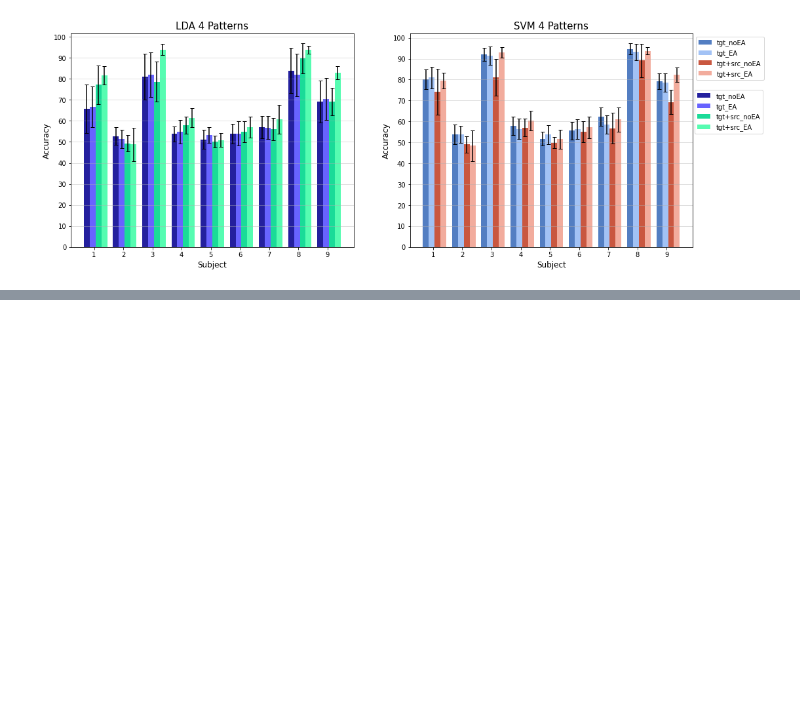
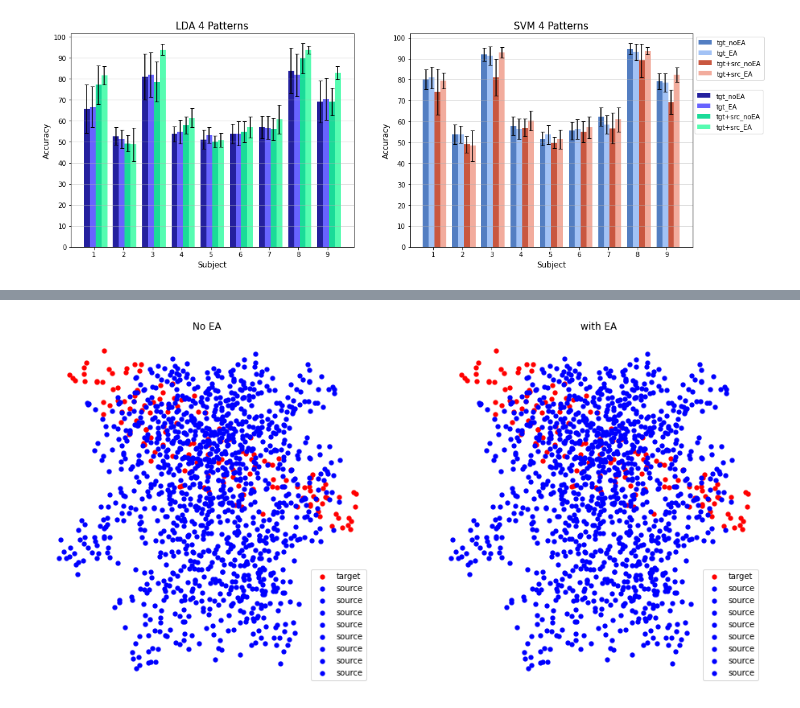
Before and after one commit to orvindemsy/EA-wLTL, a Jupyter notebook: EA+wLTL.ipynb, the cells around one changed output, grey strips where cells are left out. Saved outputs shown, nothing was run; the diff lists cells and outputs as text; code cells hidden in the pictures; blank space fills up the shorter version.

```diff
--- a/EA+wLTL.ipynb
+++ b/EA+wLTL.ipynb
@@ -544,0 +584,33 @@ plt.savefig('./img/svm_lda_4pat_bar.png')
+# %%
+# target vs subject
+# Let's set the subject 1 as target
+fig, (ax0, ax1) = plt.subplots(1, 2, figsize=(16, 8))
+
+colorlist = {
+    'tgt' : 'red',
+    'src' : 'blue'
+}
+
+for subj in mod_data.keys():
+    ax0.set_title('No EA')
+    tgt_subj = 1
+    if subj == tgt_subj:
+        ax0.scatter(mod_data[subj]['sne']['no_EA'][:, 0], mod_data[subj]['sne']['no_EA'][:, 1], lw=0, s=40, color=colorlist['tgt'], label='target')
+    else:
+        ax0.scatter(mod_data[subj]['sne']['EA'][:, 0], mod_data[subj]['sne']['EA'][:, 1], lw=0, s=40, color=colorlist['src'], label='source')
+    ax0.legend()
+    ax0.axis('off')
+    ax0.axis('tight')
+
+    ax1.set_title('with EA')
+    if subj == tgt_subj:
+        ax1.scatter(mod_data[subj]['sne']['no_EA'][:, 0], mod_data[subj]['sne']['no_EA'][:, 1], lw=0, s=40, color=colorlist['tgt'], label='target')
+    else:
+        ax1.scatter(mod_data[subj]['sne']['EA'][:, 0], mod_data[subj]['sne']['EA'][:, 1], lw=0, s=40, color=colorlist['src'], label='source')
+    ax1.legend()
+    ax1.axis('off')
+    ax1.axis('tight')
+
+plt.savefig('SNE_plot.png')
+# %% [output]
+[figure, added]
```
Also changed, not shown: parts of 6 cells of this notebook, 2 other files.
